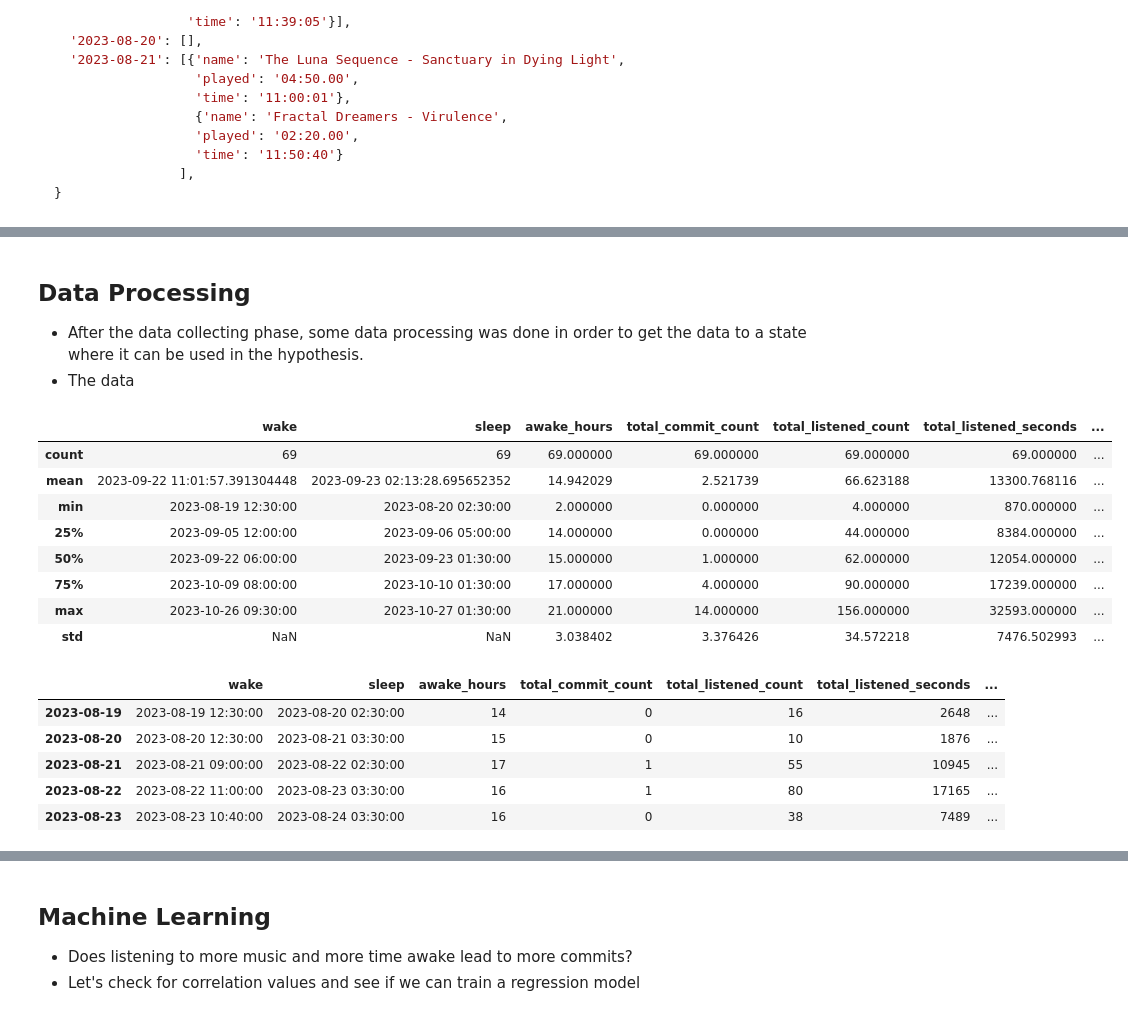
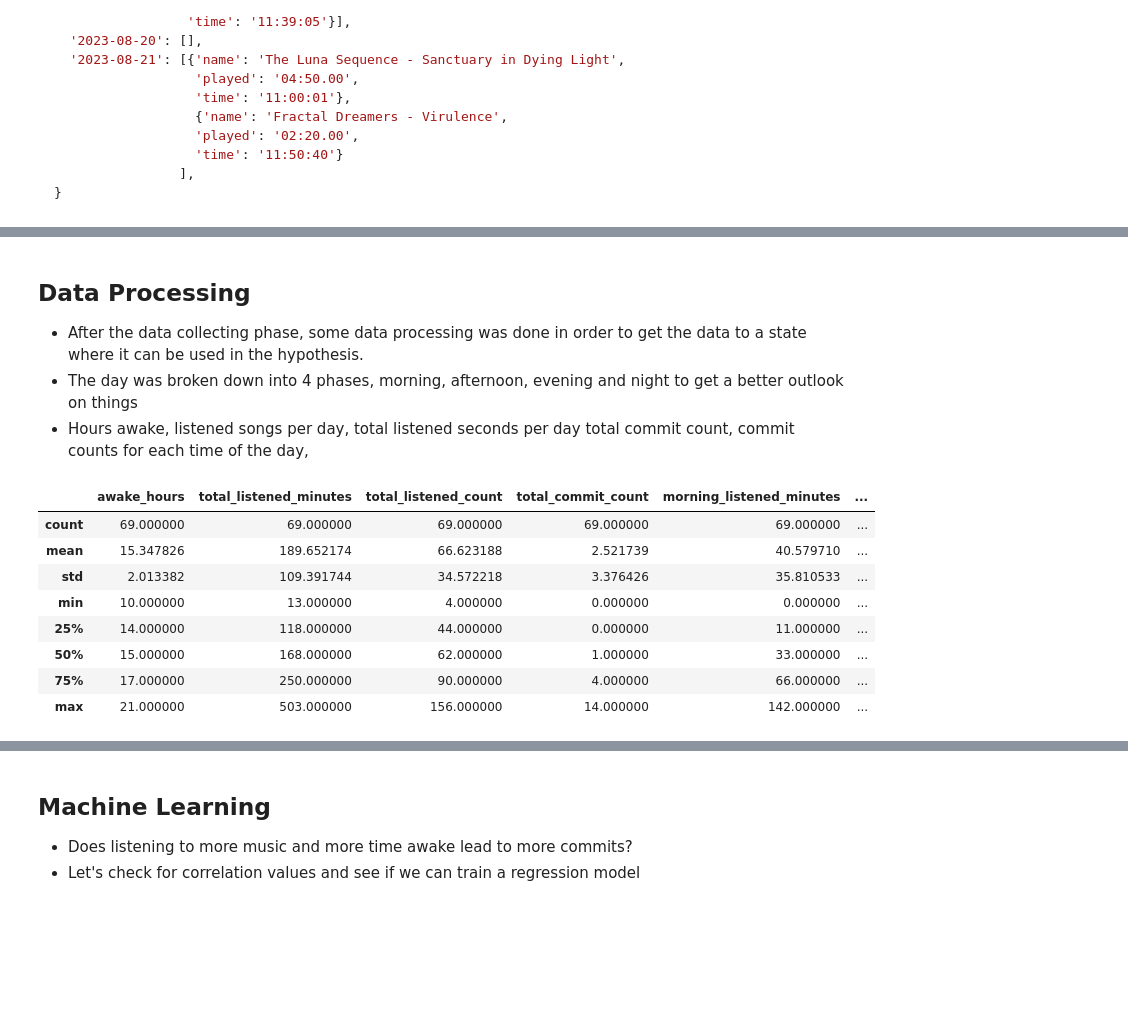
Before and after one commit to akifisitan/rhythms-of-code, a Jupyter notebook: project.ipynb, the cells around one changed output, grey strips where cells are left out. Cells and saved outputs as stored; diff of their text form; code cells hidden in the pictures; blank space fills up the shorter version.

```diff
--- a/project.ipynb
+++ b/project.ipynb
@@ -247,7 +247,8 @@ write_data("data_listened_by_date.json", listened_by_date)
 ## Data Processing
 
 - After the data collecting phase, some data processing was done in order to get the data to a state where it can be used in the hypothesis.
-- The data
+- The day was broken down into 4 phases, morning, afternoon, evening and night to get a better outlook on things
+- Hours awake, listened songs per day, total listened seconds per day total commit count, commit counts for each time of the day,
 # %%
 from datetime import timedelta
 import pandas as pd
@@ -279,11 +280,11 @@ for date, times in sleep_wake_data.items():
   awake_duration = sleep_time - wake_time
   # Form dataframe shell
   data_frame[date] = {"wake": wake_time, "sleep": sleep_time, "awake_hours": int(awake_duration.total_seconds() / 3600),
-                      "total_commit_count": 0, "total_listened_count": 0, "total_listened_seconds": 0,
-                      "morning_listened_seconds": 0, "morning_listened_count": 0, "morning_commit_count": 0,
-                      "afternoon_listened_seconds": 0, "afternoon_listened_count": 0, "afternoon_commit_count": 0,
-                      "evening_listened_seconds": 0, "evening_listened_count": 0, "evening_commit_count": 0,
-                      "night_listened_seconds": 0, "night_listened_count": 0, "night_commit_count": 0,
+                      "total_listened_minutes": 0, "total_listened_count": 0, "total_commit_count": 0,
+                      "morning_listened_minutes": 0, "morning_listened_count": 0, "morning_commit_count": 0,
+                      "afternoon_listened_minutes": 0, "afternoon_listened_count": 0, "afternoon_commit_count": 0,
+                      "evening_listened_minutes": 0, "evening_listened_count": 0, "evening_commit_count": 0,
+                      "night_listened_minutes": 0, "night_listened_count": 0, "night_commit_count": 0,
                      }
 
 # Process commit data
@@ -301,36 +302,34 @@ for date, songs in listened_data.items():
   data_frame[date]["total_listened_count"] = len(songs)
   for song in songs:
     timestamp = datetime.strptime(f"{date} {song['time']}", "%Y-%m-%d %H:%M:%S")
-    minutes, seconds = song["played"].split(":")
-    minutes, seconds = int(minutes), int(seconds)
-    data_frame[date]["total_listened_seconds"] += minutes * 60 + seconds
+    minutes = int(song["played"].split(":")[0])
+    data_frame[date]["total_listened_minutes"] += minutes
     # Get time of day
     time_of_day = get_time_of_day(timestamp)
-    data_frame[date][f"{time_of_day}_listened_seconds"] += minutes * 60 + seconds
+    data_frame[date][f"{time_of_day}_listened_minutes"] += minutes
     data_frame[date][f"{time_of_day}_listened_count"] += 1
 
 # Create pandas dataframe from processed dictionary
 df = pd.DataFrame.from_dict(data_frame, orient="index")
+# %%
+# df.info()
+df.head(69)
+df.to_clipboard()
+df = df.drop(columns=["wake", "sleep"])
+df.sample(10).to_json("test.json", orient="index")
 # %%
 # Display dataframe summary
+small_df = df[["awake_hours", "total_commit_count", "total_listened_count", "total_listened_minutes"]]
+# small_df.describe()
+
 df.describe()
 # %% [output]
-|  | wake | sleep | awake_hours | total_commit_count | total_listened_count | total_listened_seconds | ... |
-| count | 69 | 69 | 69.000000 | 69.000000 | 69.000000 | 69.000000 | ... |
-| mean | 2023-09-22 11:01:57.391304448 | 2023-09-23 02:13:28.695652352 | 14.942029 | 2.521739 | 66.623188 | 13300.768116 | ... |
-| min | 2023-08-19 12:30:00 | 2023-08-20 02:30:00 | 2.000000 | 0.000000 | 4.000000 | 870.000000 | ... |
-| 25% | 2023-09-05 12:00:00 | 2023-09-06 05:00:00 | 14.000000 | 0.000000 | 44.000000 | 8384.000000 | ... |
-| 50% | 2023-09-22 06:00:00 | 2023-09-23 01:30:00 | 15.000000 | 1.000000 | 62.000000 | 12054.000000 | ... |
-| 75% | 2023-10-09 08:00:00 | 2023-10-10 01:30:00 | 17.000000 | 4.000000 | 90.000000 | 17239.000000 | ... |
-| max | 2023-10-26 09:30:00 | 2023-10-27 01:30:00 | 21.000000 | 14.000000 | 156.000000 | 32593.000000 | ... |
-| std | NaN | NaN | 3.038402 | 3.376426 | 34.572218 | 7476.502993 | ... |
+|  | awake_hours | total_listened_minutes | total_listened_count | total_commit_count | morning_listened_minutes | ... |
+| count | 69.000000 | 69.000000 | 69.000000 | 69.000000 | 69.000000 | ... |
+| mean | 15.347826 | 189.652174 | 66.623188 | 2.521739 | 40.579710 | ... |
+| std | 2.013382 | 109.391744 | 34.572218 | 3.376426 | 35.810533 | ... |
+| min | 10.000000 | 13.000000 | 4.000000 | 0.000000 | 0.000000 | ... |
+| 25% | 14.000000 | 118.000000 | 44.000000 | 0.000000 | 11.000000 | ... |
+| 50% | 15.000000 | 168.000000 | 62.000000 | 1.000000 | 33.000000 | ... |
+| 75% | 17.000000 | 250.000000 | 90.000000 | 4.000000 | 66.000000 | ... |
+| max | 21.000000 | 503.000000 | 156.000000 | 14.000000 | 142.000000 | ... |
-# %%
-# Display dataframe sample
-df.sample(7)
-# %% [output]
-|  | wake | sleep | awake_hours | total_commit_count | total_listened_count | total_listened_seconds | ... |
-| 2023-08-19 | 2023-08-19 12:30:00 | 2023-08-20 02:30:00 | 14 | 0 | 16 | 2648 | ... |
-| 2023-08-20 | 2023-08-20 12:30:00 | 2023-08-21 03:30:00 | 15 | 0 | 10 | 1876 | ... |
-| 2023-08-21 | 2023-08-21 09:00:00 | 2023-08-22 02:30:00 | 17 | 1 | 55 | 10945 | ... |
-| 2023-08-22 | 2023-08-22 11:00:00 | 2023-08-23 03:30:00 | 16 | 1 | 80 | 17165 | ... |
-| 2023-08-23 | 2023-08-23 10:40:00 | 2023-08-24 03:30:00 | 16 | 0 | 38 | 7489 | ... |
```
Also changed, not shown: parts of 16 cells of this notebook, 15 other files.
